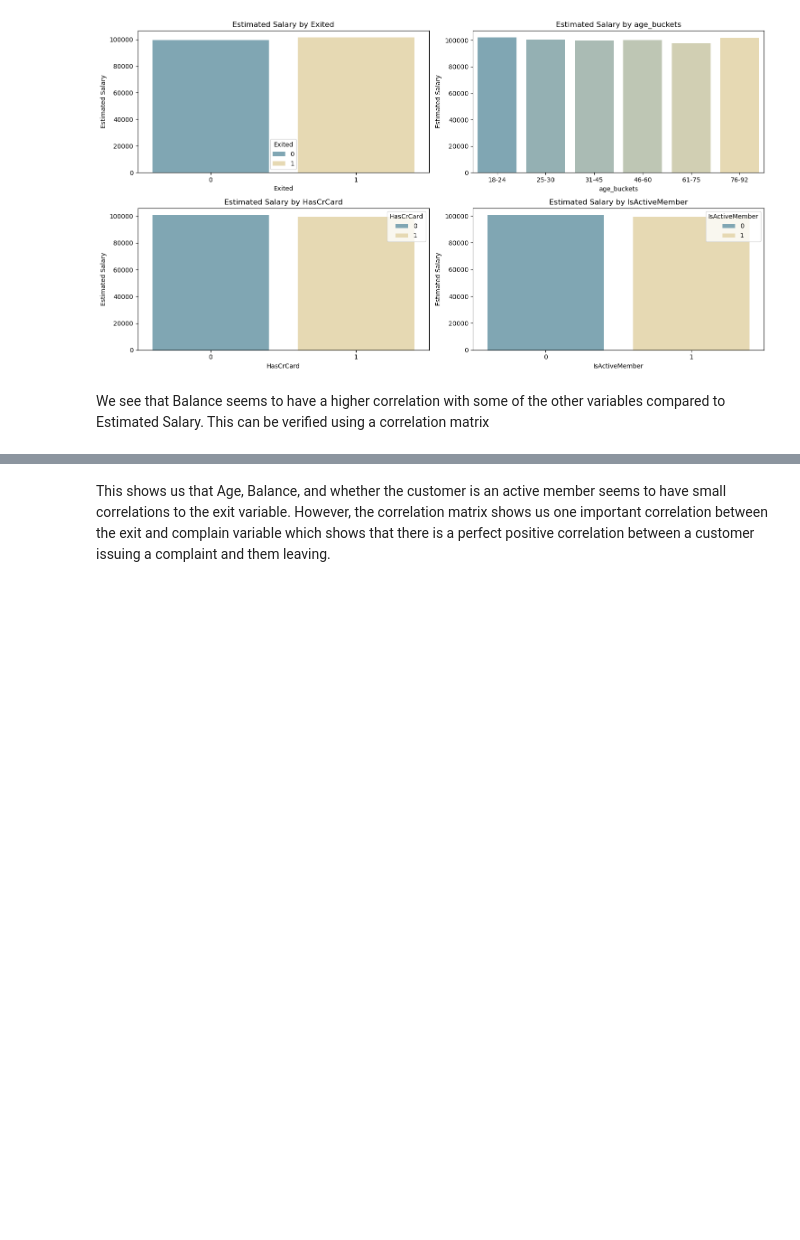
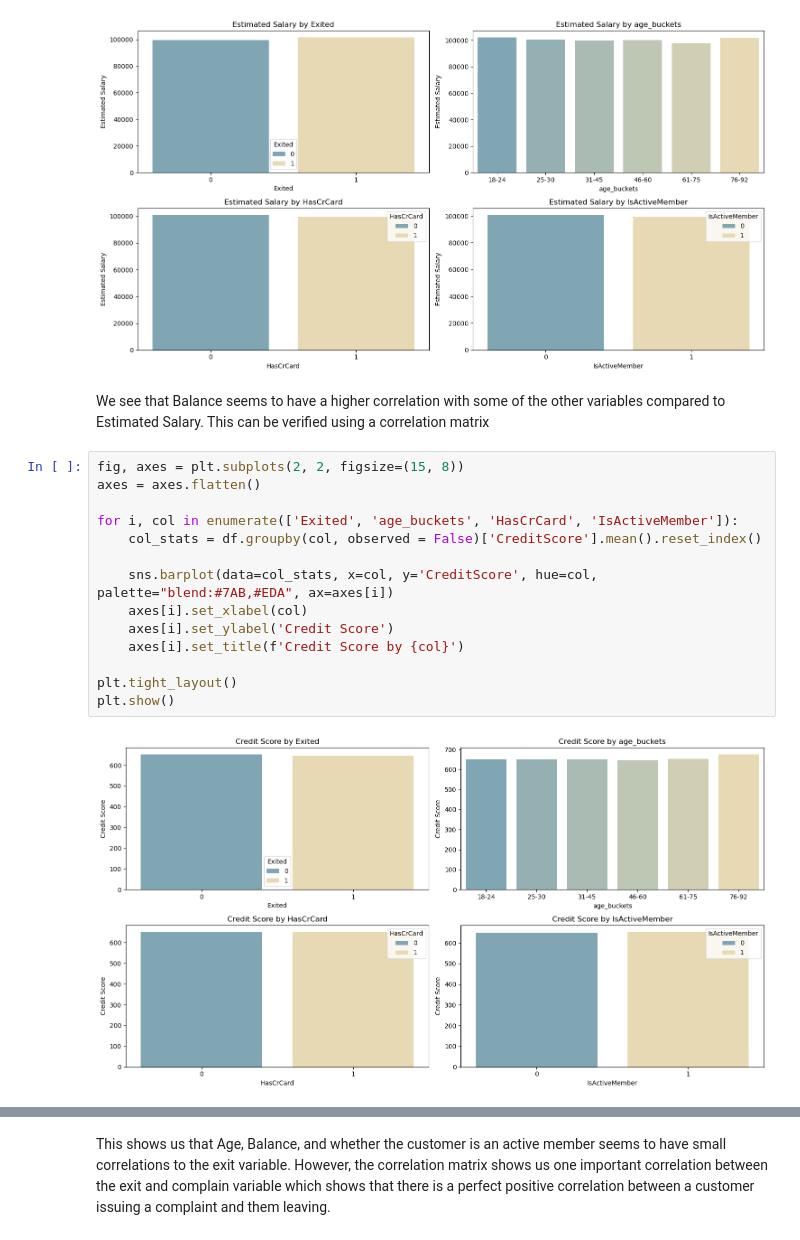
Before and after one commit to lonelyalpaca2003/customer_churn, a Jupyter notebook: notebooks/eda.ipynb, the cells around one changed output, grey strips where cells are left out. Cells and saved outputs as stored; diff of their text form; blank space fills up the shorter version.

```diff
--- a/notebooks/eda.ipynb
+++ b/notebooks/eda.ipynb
@@ -111,3 +105,19 @@ plt.show()
 [figure]
 # %% [markdown]
 We see that Balance seems to have a higher correlation with some of the other variables compared to Estimated Salary. This can be verified using a correlation matrix
+# %%
+fig, axes = plt.subplots(2, 2, figsize=(15, 8))
+axes = axes.flatten()
+
+for i, col in enumerate(['Exited', 'age_buckets', 'HasCrCard', 'IsActiveMember']):
+    col_stats = df.groupby(col, observed = False)['CreditScore'].mean().reset_index()
+
+    sns.barplot(data=col_stats, x=col, y='CreditScore', hue=col, palette="blend:#7AB,#EDA", ax=axes[i])
+    axes[i].set_xlabel(col)
+    axes[i].set_ylabel('Credit Score')
+    axes[i].set_title(f'Credit Score by {col}')
+
+plt.tight_layout()
+plt.show()
+# %% [output]
+[figure, added]
```
Also changed, not shown: parts of 5 cells of this notebook.
